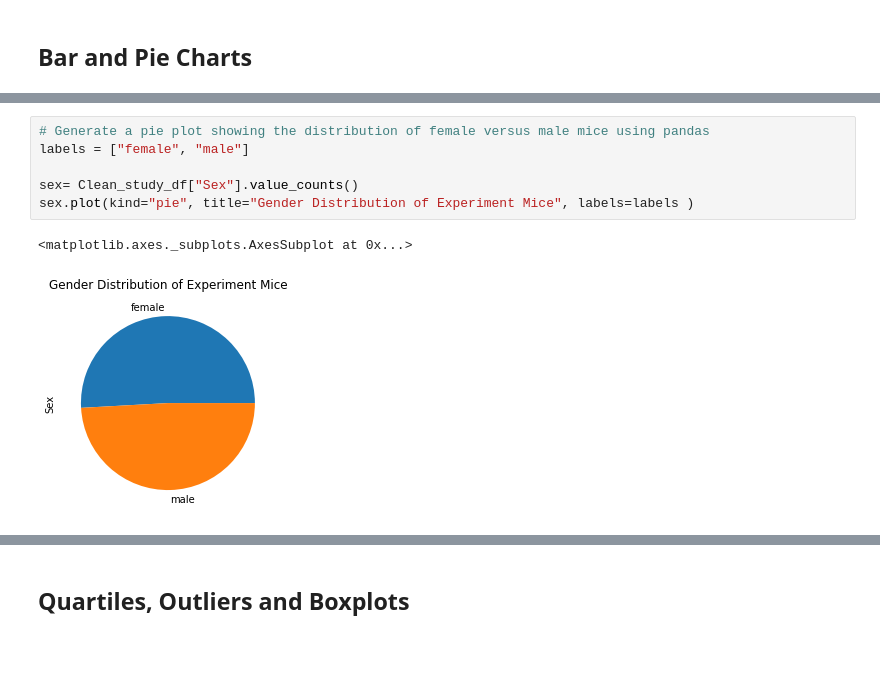
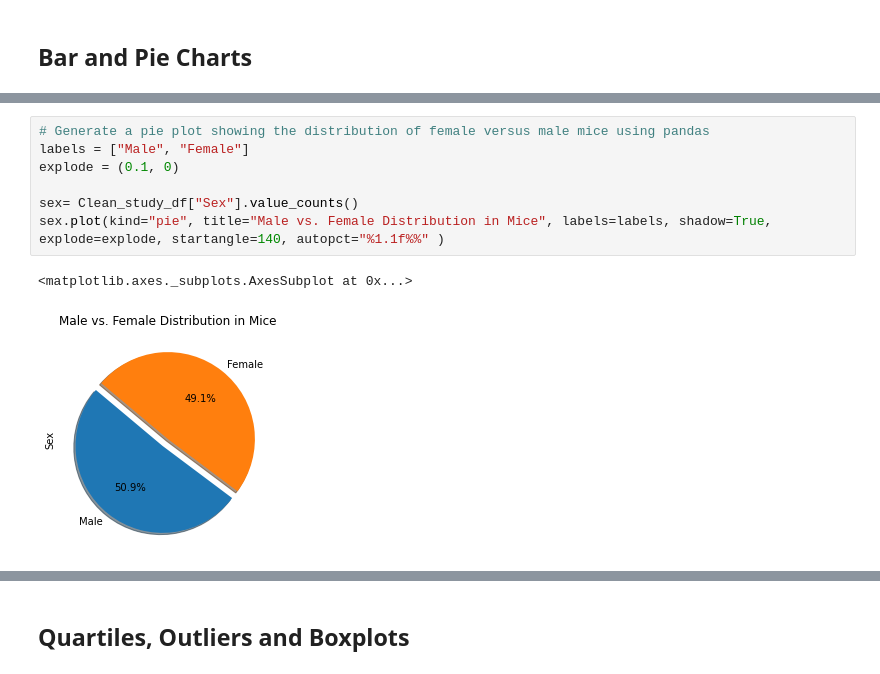
Before and after one commit to eenabow/Matplotlib_challenge, a Jupyter notebook: Pymaceuticals/pymaceuticals_starter.ipynb, the cells around one changed output, grey strips where cells are left out. Saved outputs shown, nothing was run; the diff lists cells and outputs as text.

Commit message:
Corrected pie chart

```diff
--- a/Pymaceuticals/pymaceuticals_starter.ipynb
+++ b/Pymaceuticals/pymaceuticals_starter.ipynb
@@ -199,12 +205,13 @@ plt.show()
 # %%
 # Generate a pie plot showing the distribution of female versus male mice using pandas
-labels = ["female", "male"]
+labels = ["Male", "Female"]
+explode = (0.1, 0)
 
 sex= Clean_study_df["Sex"].value_counts()
-sex.plot(kind="pie", title="Gender Distribution of Experiment Mice", labels=labels )
+sex.plot(kind="pie", title="Male vs. Female Distribution in Mice", labels=labels, shadow=True, explode=explode, startangle=140, autopct="%1.1f%%" )
 # %% [output]
 <matplotlib.axes._subplots.AxesSubplot at 0x...>
-[figure, old version]
+[figure, new version]
 # %%
 # Generate a pie plot showing the distribution of female versus male mice using pyplot
 values= sex
```
Also changed, not shown: parts of 8 cells of this notebook.
